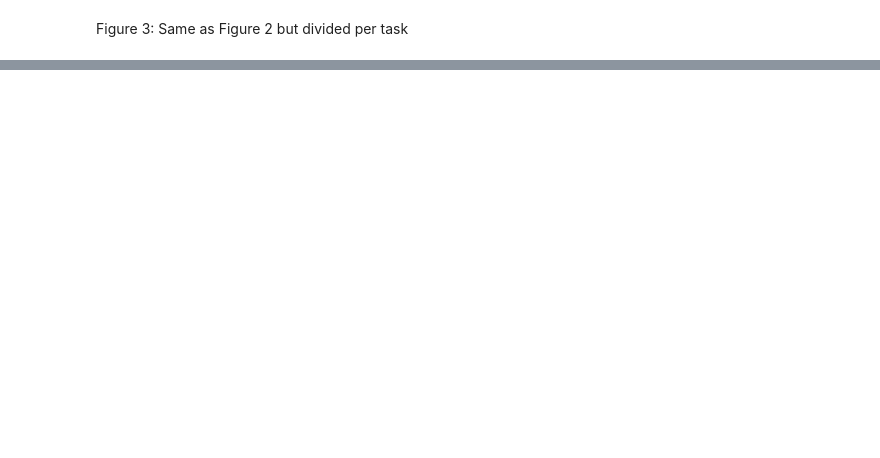
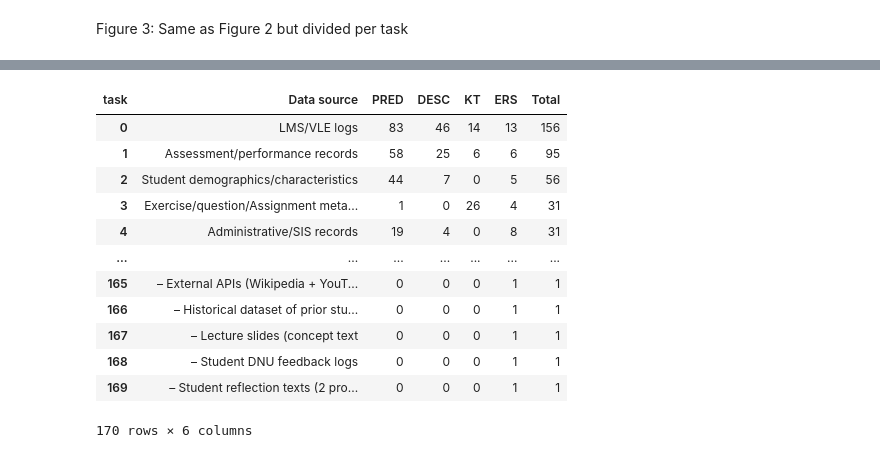
Before and after one commit to RicardoSantos0/Notion_Zotero, a Jupyter notebook: original_db_summary_analysis.ipynb, the cells around one changed output, grey strips where cells are left out. Drawn from its saved outputs; the diff is of its cells as text; code cells hidden in the pictures; blank space fills up the shorter version.

```diff
--- a/original_db_summary_analysis.ipynb
+++ b/original_db_summary_analysis.ipynb
@@ -694,0 +827,54 @@ plt.show()
+# %%
+from notion_zotero.analysis.table_normalization import (
+    normalize_task_tables,
+    build_task_value_count_table,
+)
+
+from notion_zotero.schemas.domain_packs.education_learning_analytics import (
+    DATA_SOURCE_COLUMN_CANDIDATES,
+    DATA_SOURCE_ALIAS_PATTERNS,
+    DATA_SOURCE_MISSING_VALUES,
+)
+
+TASK_TABLES = {
+    "PRED": "PRED",
+    "DESC": "DESC",
+    "KT": "KT",
+    "REC": "ERS",   # current internal package label -> presentation label
+}
+
+TASK_ORDER = ["PRED", "DESC", "KT", "ERS"]
+
+normalized_task_tables, data_source_long, data_source_audit = normalize_task_tables(
+    dfs=cleaned_dfs,
+    task_tables=TASK_TABLES,
+    value_column_candidates=DATA_SOURCE_COLUMN_CANDIDATES,
+    alias_patterns=DATA_SOURCE_ALIAS_PATTERNS,
+    value_col="data_source",
+    keep_unmatched=True,
+    missing_values=DATA_SOURCE_MISSING_VALUES,
+)
+
+data_source_table = build_task_value_count_table(
+    data_source_long,
+    task_order=TASK_ORDER,
+    value_col="data_source",
+    label_col="Data source",
+    total_col="Total",
+)
+
+display(data_source_table)
+# %% [output]
+| task | Data source | PRED | DESC | KT | ERS | Total |
+| 0 | LMS/VLE logs | 83 | 46 | 14 | 13 | 156 |
+| 1 | Assessment/performance records | 58 | 25 | 6 | 6 | 95 |
+| 2 | Student demographics/characteristics | 44 | 7 | 0 | 5 | 56 |
+| 3 | Exercise/question/Assignment meta... | 1 | 0 | 26 | 4 | 31 |
+| 4 | Administrative/SIS records | 19 | 4 | 0 | 8 | 31 |
+| ... | ... | ... | ... | ... | ... | ... |
+| 165 | – External APIs (Wikipedia + YouT... | 0 | 0 | 0 | 1 | 1 |
+| 166 | – Historical dataset of prior stu... | 0 | 0 | 0 | 1 | 1 |
+| 167 | – Lecture slides (concept text | 0 | 0 | 0 | 1 | 1 |
+| 168 | – Student DNU feedback logs | 0 | 0 | 0 | 1 | 1 |
+| 169 | – Student reflection texts (2 pro... | 0 | 0 | 0 | 1 | 1 |
+170 rows × 6 columns
```
Also changed, not shown: parts of 12 cells of this notebook, 3 other files.
